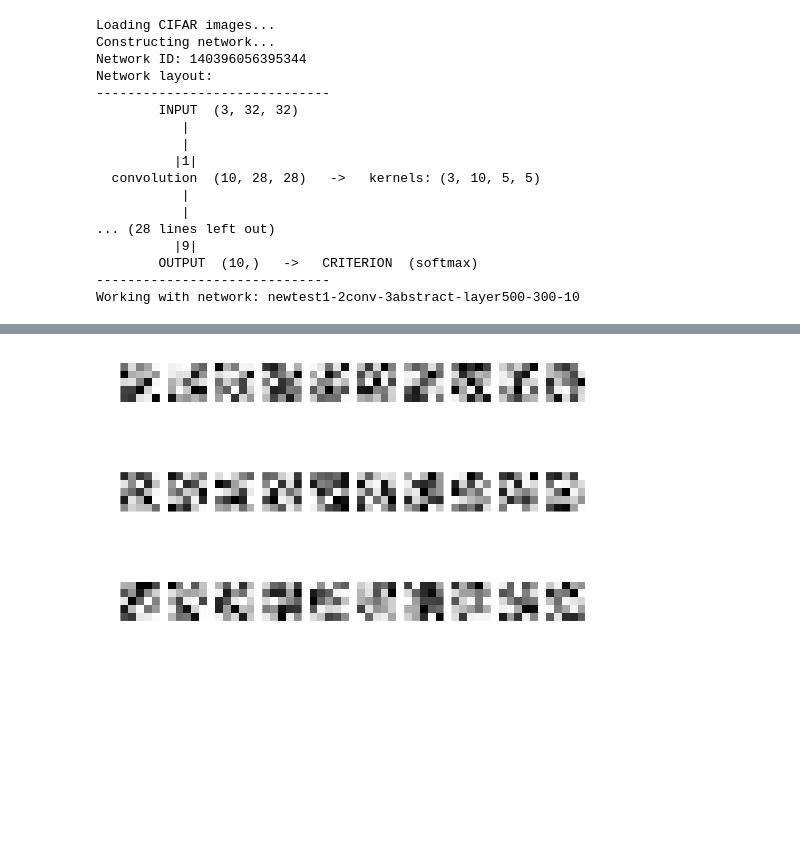
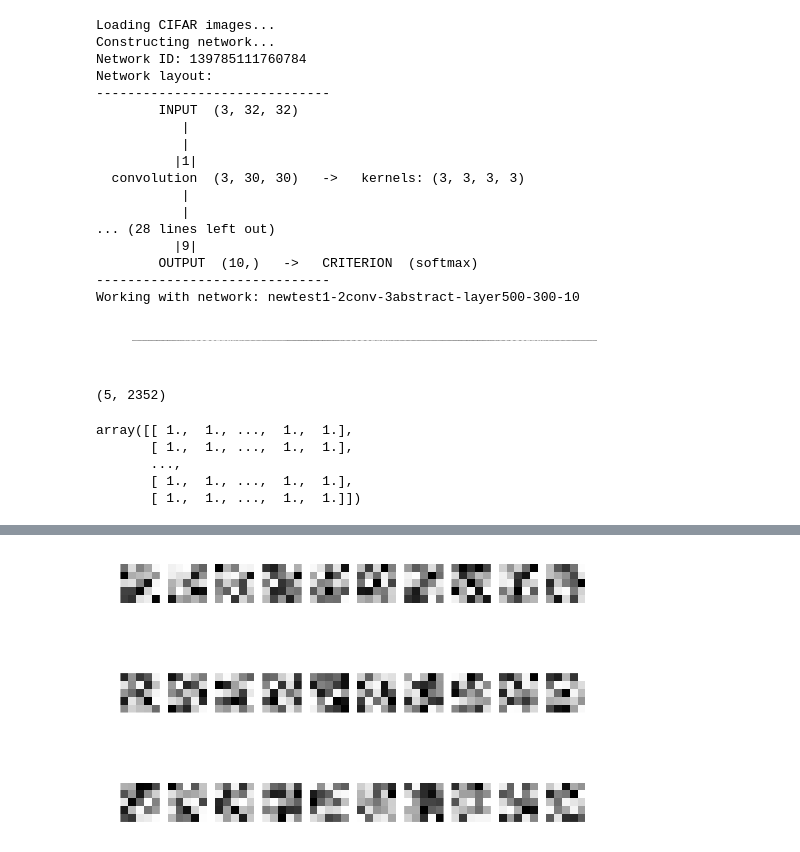
Before and after one commit to botcs/deepscratch, a Jupyter notebook: demo/cifar/conv_probe.ipynb, the cells around one changed output, grey strips where cells are left out. Drawn from its saved outputs; the diff is of its cells as text; code cells hidden in the pictures; blank space fills up the shorter version.

Commit message:
reimplementing conv2

```diff
--- a/demo/cifar/conv_probe.ipynb
+++ b/demo/cifar/conv_probe.ipynb
@@ -75,30 +75,46 @@ print 'Constructing network...'
 #########################
 # NETWORK DEFINITION
 nn = nm.network(in_shape=train[0][0].shape, criterion='softmax')
-nn.add_conv(10, (5,5), zero=True)
+nn.add_conv(3, (3,3), sharp=True)
+# nn.add_maxpool()
 nn.add_activation('relu')
-nn.add_conv(10, (5,5), zero=True)
+#nn.add_batchnorm(0.5, 1)
+nn.add_conv(3, (3,3), sharp=True)
 nn.add_activation('relu')
+# nn.add_batchnorm(0.5, 1)
 nn.add_shaper(np.prod(nn[-1].shape))
-nn.add_full(300)
+nn.add_full(1000, sharp=True)
 nn.add_activation('tanh')
-nn.add_full(10)
+nn.add_full(10, sharp=True)
 #########################
 print nn
 
 result = []
 
 
-def print_test():
-    print ' --- Epoch: ', nn.last_epoch
+def print_test(loss_list):
+    # global result
+    # result += list(loss_list)
+    print ' --- Epoch: ', nn.last_epoch,\
+    '  Mean loss: ', np.mean(loss_list)
+
+def print_loss(loss):
+    global result
+    result += loss
+    print loss
 
 print 'Working with network:', netname
 def train_net():
   print 'Training network:', netname
   nn.SGD(train_policy=nn.fix_epoch,
          training_set=train,
-         L2=True, reg=0.001,
-         batch=8, rate=0.01, epoch_call_back=print_test, epoch=20)
+         batch=20, rate=0.01,
+         epoch_call_back=print_test,
+#         batch_call_back=print_loss,
+         epoch=25)
+
+
+  plt.show(plt.plot(result))
 
   print 'Saving network snapshot to {}.net'.format(netname)
   nn.save_state('./nets/' + netname + '.net')
@@ -164,14 +180,14 @@ def gradient_check(eps=0.001):
 # %% [output]
 Loading CIFAR images...
 Constructing network...
-Network ID: 140396056395344
+Network ID: 139785111760784
 Network layout:
 ------------------------------
         INPUT  (3, 32, 32)
            |
            |
           |1|
-  convolution  (10, 28, 28)   ->   kernels: (3, 10, 5, 5)
+  convolution  (3, 30, 30)   ->   kernels: (3, 3, 3, 3)
            |
            |
 ... (28 lines left out)
@@ -179,12 +195,26 @@ Network layout:
         OUTPUT  (10,)   ->   CRITERION  (softmax)
 ------------------------------
 Working with network: newtest1-2conv-3abstract-layer500-300-10
-# %%
-def print_outputs():
-    nn.get_output(train[0][0:3])
-    imshow(nn[0].output)
-    imshow(nn[1].output)
-    imshow(nn[4].output)
+# %%
+def print_outputs(lay=[3,4,5,6,7]):
+    nn.get_output(train[0][:5])
+    for l in lay:
+        imshow(nn[l].output)
+# print_outputs()
+
+nn.get_output(train[0][:5])
+imshow(nn[5].output)
+# %% [output]
+[figure, added]
+(5, 2352)
+# %%
+nn[7].output
+# %% [output]
+array([[ 1.,  1., ...,  1.,  1.],
+       [ 1.,  1., ...,  1.,  1.],
+       ...,
+       [ 1.,  1., ...,  1.,  1.],
+       [ 1.,  1., ...,  1.,  1.]])
 # %%
 train_net()
 # %% [output]
```
Also changed, not shown: parts of 12 cells of this notebook, 10 other files.
